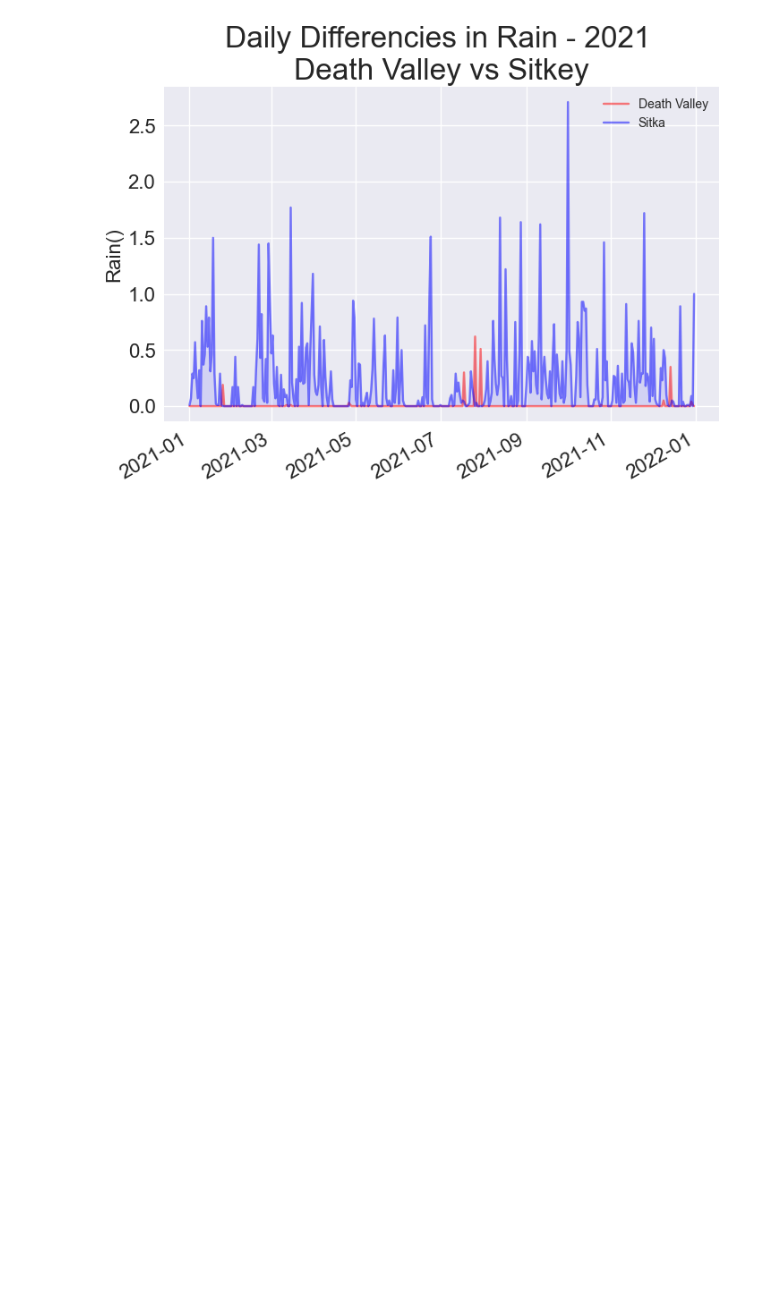
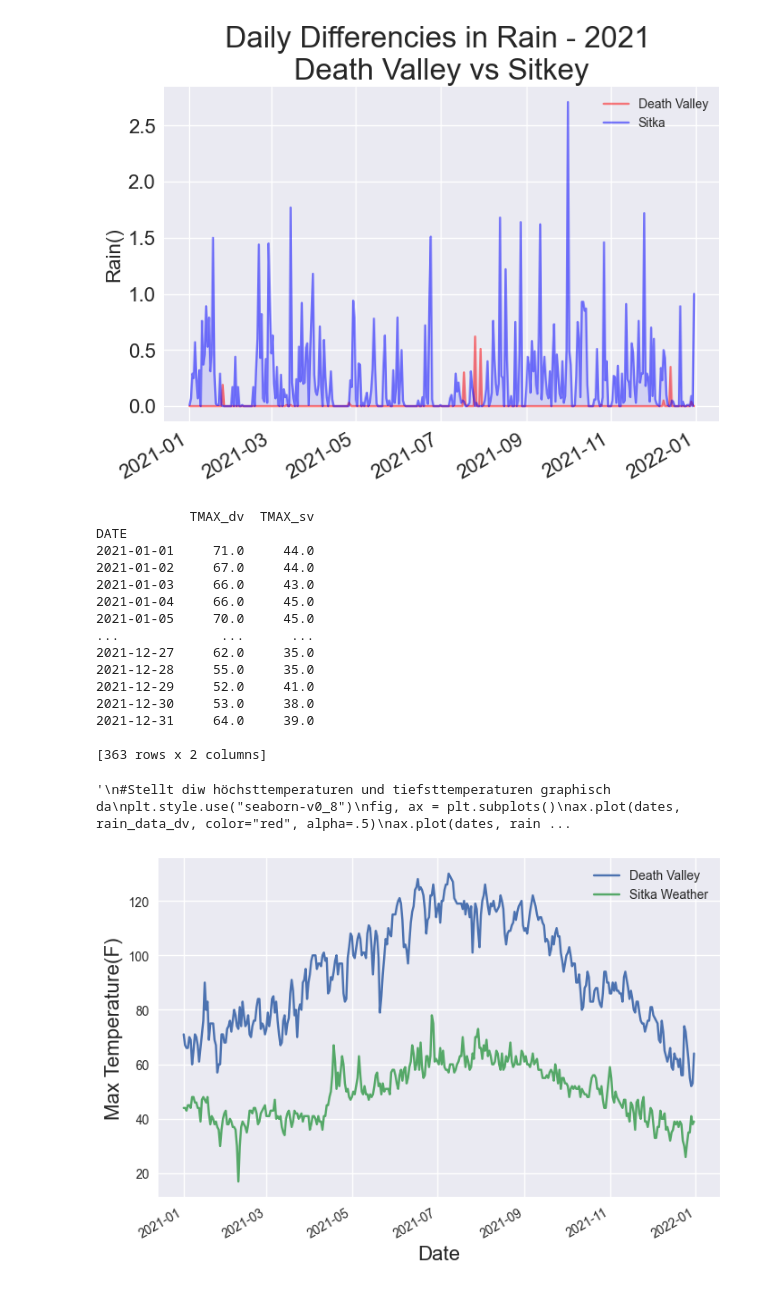
Before and after one commit to PessinasProjects/DataVisualization, a Jupyter notebook: import_data/sitka_highs_jupiter.ipynb, the cells around one changed output. Cells and saved outputs as stored; diff of their text form; code cells hidden in the pictures; blank space fills up the shorter version.

```diff
--- a/import_data/sitka_highs_jupiter.ipynb
+++ b/import_data/sitka_highs_jupiter.ipynb
@@ -401,3 +401,81 @@ plt.show()
 17 WT08
 18 WT09
 [figure]
+# %%
+#Excercise 16-2
+
+#Niederschlag in Sitja und Death_Valley
+from pathlib import Path
+import csv
+
+import matplotlib.pyplot as plt
+import pandas as pd
+
+from datetime import datetime
+
+fig, ax = plt.subplots()
+
+
+#initialize the path and split text in lines
+path = "../weather_data/death_valley_2021_full.csv"
+# read specific columns of csv file using Pandas
+df_dv = pd.read_csv(path, usecols=['DATE', 'TMAX'])
+#filter not null data
+df_dv = df_dv[df_dv.notnull().all(1)]
+
+#initialize the path and split text in lines
+path = "../weather_data/sitka_weather_2021_full.csv"
+# read specific columns of csv file using Pandas
+df_sw = pd.read_csv(path, usecols=['DATE', 'TMAX'])
+#filter not null data
+df_sw = df_sw[df_sw.notnull().all(1)]
+
+
+#find the intersection of two dataframes with pandas
+df_dv = df_dv.merge(df_sw, how="inner", on='DATE', suffixes=("_dv", "_sv"))
+df_dv['DATE'] = pd.to_datetime(df_dv['DATE'], format="%Y-%m-%d")
+df_dv = df_dv.set_index('DATE')
+
+print(df_dv)
+
+df_dv.plot(ax=ax)
+ax.legend(["Death Valley", "Sitka Weather"])
+plt.xlabel("Date", fontsize=16)
+plt.ylabel("Max Temperature(F)", fontsize=16)
+
+"""
+#Stellt diw höchsttemperaturen und tiefsttemperaturen graphisch da
+plt.style.use("seaborn-v0_8")
+fig, ax = plt.subplots()
+ax.plot(dates, rain_data_dv, color="red", alpha=.5)
+ax.plot(dates, rain_data_sw, color="blue", alpha=.5)
+ax.legend(['Death Valley', 'Sitka'])
+plt.fill_between(dates, rain_data_dv, rain_data_sw, facecolor="blue", alpha=.1)
+
+# Formatiert die diagramm.
+plt.title("Daily Differencies in Rain - 2021 \nDeath Valley vs Sitkey", fontsize=24)
+plt.xlabel("", fontsize=16)
+fig.autofmt_xdate()
+plt.ylabel("Rain()", fontsize=16)
+plt.tick_params(axis="both", which="major", labelsize=16)
+
+plt.show()
+"""
+# %% [output]
+            TMAX_dv  TMAX_sv
+DATE
+2021-01-01     71.0     44.0
+2021-01-02     67.0     44.0
+2021-01-03     66.0     43.0
+2021-01-04     66.0     45.0
+2021-01-05     70.0     45.0
+...             ...      ...
+2021-12-27     62.0     35.0
+2021-12-28     55.0     35.0
+2021-12-29     52.0     41.0
+2021-12-30     53.0     38.0
+2021-12-31     64.0     39.0
+
+[363 rows x 2 columns]
+'\n#Stellt diw höchsttemperaturen und tiefsttemperaturen graphisch da\nplt.style.use("seaborn-v0_8")\nfig, ax = plt.subplots()\nax.plot(dates, rain_data_dv, color="red", alpha=.5)\nax.plot(dates, rain ...
+[figure, added]
```
Also changed, not shown: parts of 2 cells of this notebook.
